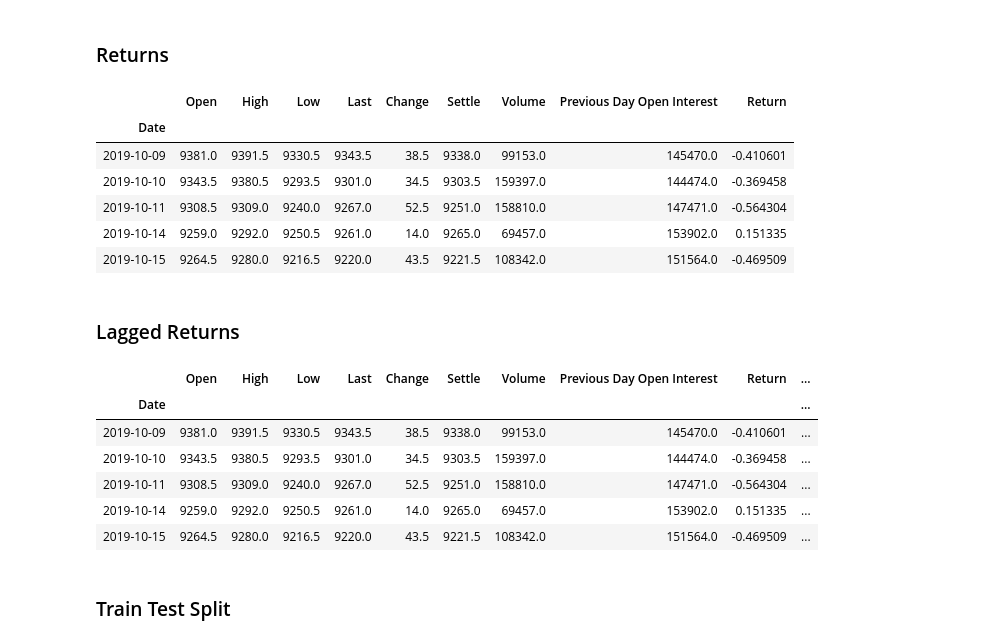
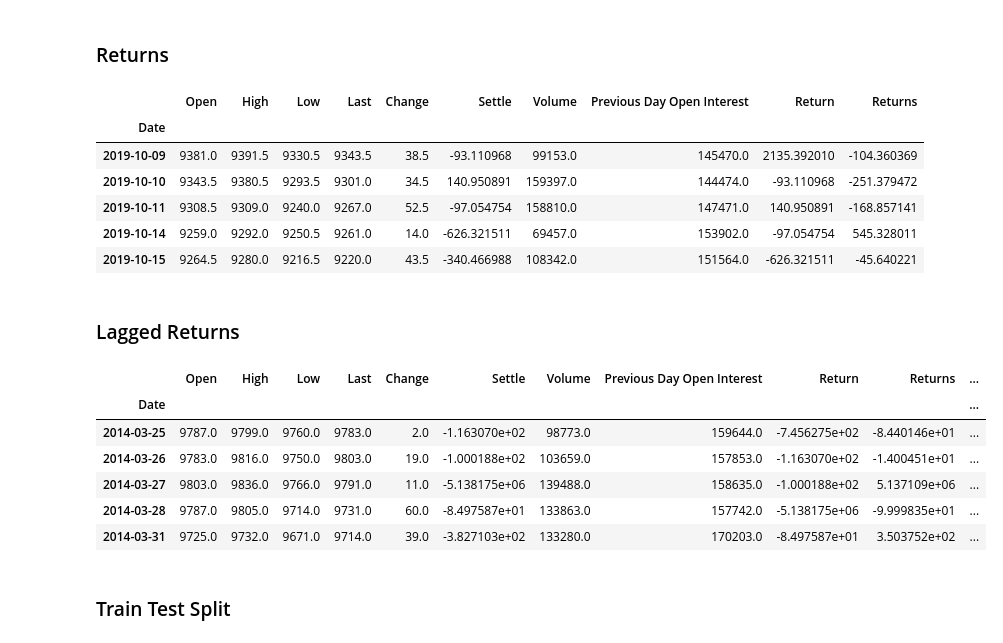
Before and after one commit to Caresir/Time-Series, a Jupyter notebook: regression_analysis.ipynb, the cells around one changed output. Cells and saved outputs as stored; diff of their text form; code cells hidden in the pictures.

```diff
--- a/regression_analysis.ipynb
+++ b/regression_analysis.ipynb
@@ -41,28 +41,33 @@ yen_futures.head()
 # Create a series using "Settle" price percentage returns, drop any nan"s, and check the results:
 # (Make sure to multiply the pct_change() results by 100)
 # In this case, you may have to replace inf, -inf values with np.nan"s
-# YOUR CODE HERE!
+yen_futures['Returns'] = yen_futures.Settle.pct_change() * 100
+yen_futures.dropna()
+yen_futures.tail()
 # %% [output]
-|  | Open | High | Low | Last | Change | Settle | Volume | Previous Day Open Interest | Return |
-| Date |  |  |  |  |  |  |  |  |  |
-| 2019-10-09 | 9381.0 | 9391.5 | 9330.5 | 9343.5 | 38.5 | 9338.0 | 99153.0 | 145470.0 | -0.410601 |
-| 2019-10-10 | 9343.5 | 9380.5 | 9293.5 | 9301.0 | 34.5 | 9303.5 | 159397.0 | 144474.0 | -0.369458 |
-| 2019-10-11 | 9308.5 | 9309.0 | 9240.0 | 9267.0 | 52.5 | 9251.0 | 158810.0 | 147471.0 | -0.564304 |
-| 2019-10-14 | 9259.0 | 9292.0 | 9250.5 | 9261.0 | 14.0 | 9265.0 | 69457.0 | 153902.0 | 0.151335 |
-| 2019-10-15 | 9264.5 | 9280.0 | 9216.5 | 9220.0 | 43.5 | 9221.5 | 108342.0 | 151564.0 | -0.469509 |
+|  | Open | High | Low | Last | Change | Settle | Volume | Previous Day Open Interest | Return | Returns |
+| Date |  |  |  |  |  |  |  |  |  |  |
+| 2019-10-09 | 9381.0 | 9391.5 | 9330.5 | 9343.5 | 38.5 | -93.110968 | 99153.0 | 145470.0 | 2135.392010 | -104.360369 |
+| 2019-10-10 | 9343.5 | 9380.5 | 9293.5 | 9301.0 | 34.5 | 140.950891 | 159397.0 | 144474.0 | -93.110968 | -251.379472 |
+| 2019-10-11 | 9308.5 | 9309.0 | 9240.0 | 9267.0 | 52.5 | -97.054754 | 158810.0 | 147471.0 | 140.950891 | -168.857141 |
+| 2019-10-14 | 9259.0 | 9292.0 | 9250.5 | 9261.0 | 14.0 | -626.321511 | 69457.0 | 153902.0 | -97.054754 | 545.328011 |
+| 2019-10-15 | 9264.5 | 9280.0 | 9216.5 | 9220.0 | 43.5 | -340.466988 | 108342.0 | 151564.0 | -626.321511 | -45.640221 |
 # %% [markdown]
 ### Lagged Returns
 # %%
 # Create a lagged return using the shift function
-# YOUR CODE HERE!
+yen_futures['Lagged_Returns'] = yen_futures.Returns.pct_change() * 100
+yen_futures['Lagged_Returns'] = yen_futures.Returns.shift()
+yen_futures = yen_futures.dropna()
+yen_futures.head()
 # %% [output]
-|  | Open | High | Low | Last | Change | Settle | Volume | Previous Day Open Interest | Return | ... |
-| Date |  |  |  |  |  |  |  |  |  | ... |
-| 2019-10-09 | 9381.0 | 9391.5 | 9330.5 | 9343.5 | 38.5 | 9338.0 | 99153.0 | 145470.0 | -0.410601 | ... |
-| 2019-10-10 | 9343.5 | 9380.5 | 9293.5 | 9301.0 | 34.5 | 9303.5 | 159397.0 | 144474.0 | -0.369458 | ... |
-| 2019-10-11 | 9308.5 | 9309.0 | 9240.0 | 9267.0 | 52.5 | 9251.0 | 158810.0 | 147471.0 | -0.564304 | ... |
-| 2019-10-14 | 9259.0 | 9292.0 | 9250.5 | 9261.0 | 14.0 | 9265.0 | 69457.0 | 153902.0 | 0.151335 | ... |
-| 2019-10-15 | 9264.5 | 9280.0 | 9216.5 | 9220.0 | 43.5 | 9221.5 | 108342.0 | 151564.0 | -0.469509 | ... |
+|  | Open | High | Low | Last | Change | Settle | Volume | Previous Day Open Interest | Return | Returns | ... |
+| Date |  |  |  |  |  |  |  |  |  |  | ... |
+| 2014-03-25 | 9787.0 | 9799.0 | 9760.0 | 9783.0 | 2.0 | -1.163070e+02 | 98773.0 | 159644.0 | -7.456275e+02 | -8.440146e+01 | ... |
+| 2014-03-26 | 9783.0 | 9816.0 | 9750.0 | 9803.0 | 19.0 | -1.000188e+02 | 103659.0 | 157853.0 | -1.163070e+02 | -1.400451e+01 | ... |
+| 2014-03-27 | 9803.0 | 9836.0 | 9766.0 | 9791.0 | 11.0 | -5.138175e+06 | 139488.0 | 158635.0 | -1.000188e+02 | 5.137109e+06 | ... |
+| 2014-03-28 | 9787.0 | 9805.0 | 9714.0 | 9731.0 | 60.0 | -8.497587e+01 | 133863.0 | 157742.0 | -5.138175e+06 | -9.999835e+01 | ... |
+| 2014-03-31 | 9725.0 | 9732.0 | 9671.0 | 9714.0 | 39.0 | -3.827103e+02 | 133280.0 | 170203.0 | -8.497587e+01 | 3.503752e+02 | ... |
 # %% [markdown]
 ### Train Test Split
 # %%
```
Also changed, not shown: parts of 3 cells of this notebook, 1 other file.
